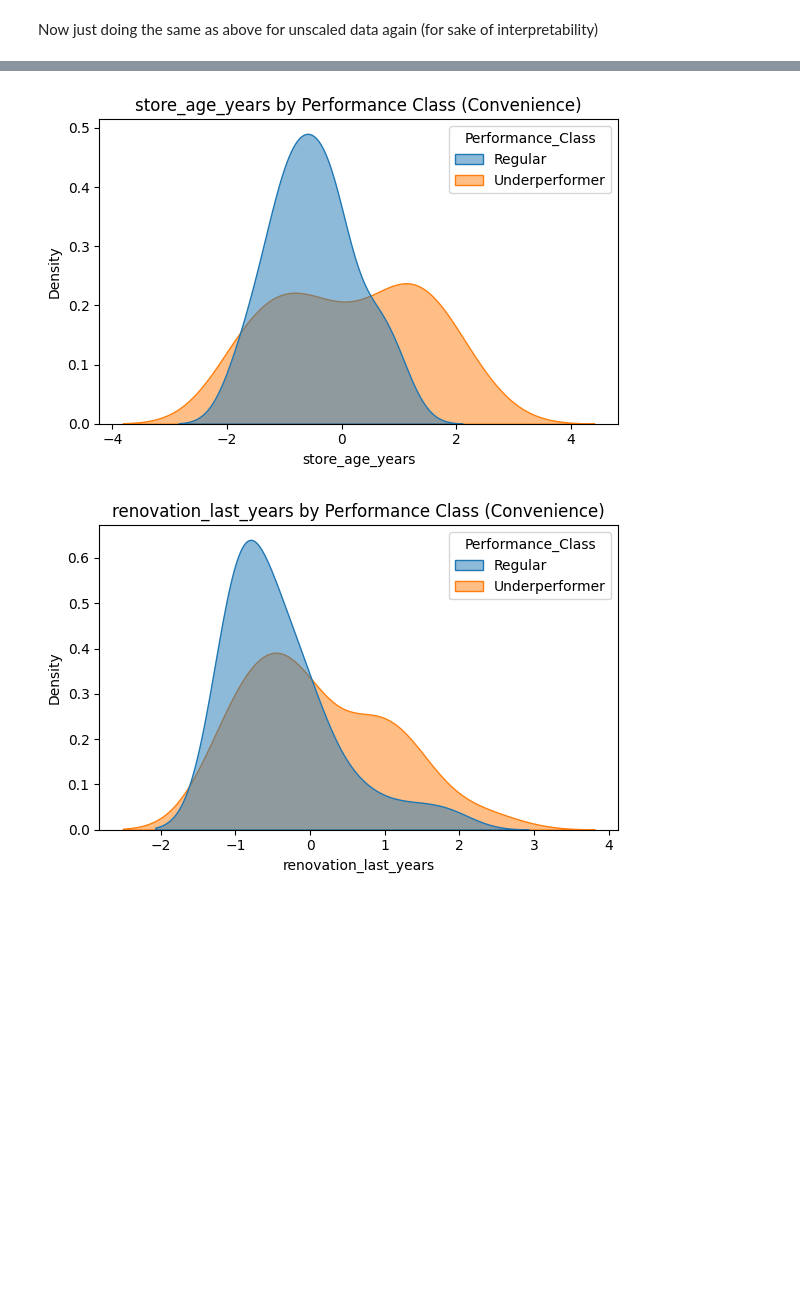
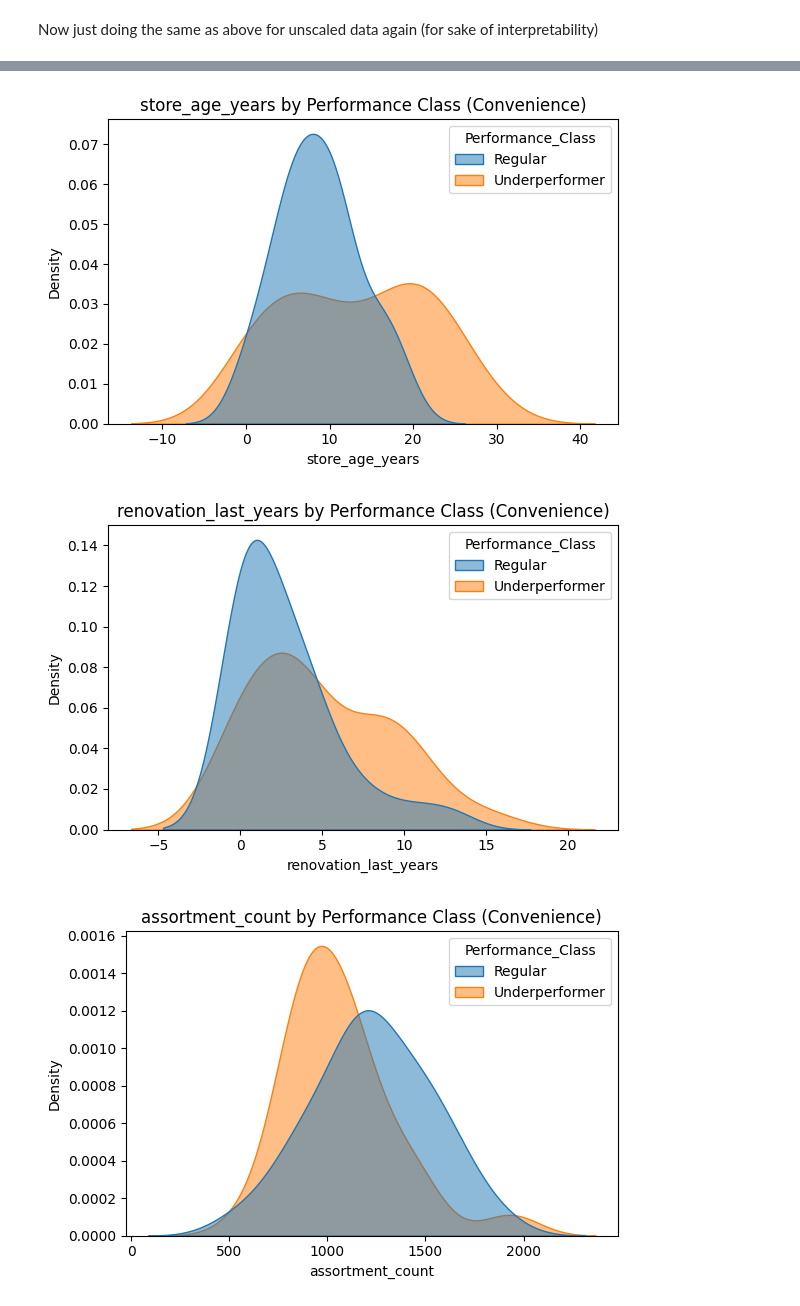
Before and after one commit to FjodorGit/stratathon, a Jupyter notebook: Colab Notebooks/Team 2/Analytics_Task_Team2.ipynb, the cells around one changed output, grey strips where cells are left out. Drawn from its saved outputs; the diff is of its cells as text; code cells hidden in the pictures; blank space fills up the shorter version.

```diff
--- a/Colab Notebooks/Team 2/Analytics_Task_Team2.ipynb
+++ b/Colab Notebooks/Team 2/Analytics_Task_Team2.ipynb
@@ -852,15 +852,24 @@ from scipy.stats import ttest_ind
 import matplotlib.pyplot as plt
 import seaborn as sns
 
-# "combined_test" is built from the original (unscaled) test features with ratio features,
-# and merged with "store_format", "Performance_Class", and "store_id".
+# Build combined_test from the original (unscaled) test features.
+# Assume X_test_original is the DataFrame of unscaled test features.
+# Also assume store_ids_test (from the train-test split) and performance_rf_info (which contains
+# 'store_id', 'Performance_Class', and 'store_format') have been defined.
+combined_test = X_test_original.copy()
+combined_test['store_id'] = store_ids_test.values
+combined_test = combined_test.merge(
+    performance_rf_info[['store_id', 'Performance_Class', 'store_format']],
+    on='store_id',
+    how='left'
+)
 
-# Identify numeric features for t-test analysis (exclude identifiers and categorical columns)
+# Identify numeric features for t-test analysis (excluding identifiers and categorical columns).
 exclude_cols = ['store_id', 'Performance_Class', 'store_format']
 all_features = [col for col in combined_test.columns
                 if col not in exclude_cols and np.issubdtype(combined_test[col].dtype, np.number)]
 
-# Run Welch's t-tests comparing Underperformers vs. Regular by store_format.
+# Run Welch's t-tests comparing Underperformers vs. Regular stores, grouped by store_format.
 results = {}
 for fmt in combined_test['store_format'].unique():
     subset = combined_test[combined_test['store_format'] == fmt].copy()
@@ -884,7 +893,7 @@ for fmt in combined_test['store_format'].unique():
     print(f"\nStore Format: {fmt}")
     print(results_df.head())
 
-# Combine t-test results for preview.
+# Combine t-test results across store formats for a preview.
 combined_results = []
 for fmt, df_res in results.items():
     df_res = df_res.copy()
@@ -894,7 +903,7 @@ combined_results_df = pd.concat(combined_results, ignore_index=True)
 print("\nCombined T-Test Results by Store Format (preview):")
 print(combined_results_df.sort_values(['store_format', 'P-Value']).head(10))
 
-# Identify significant features (p < 0.05), excluding state and store format dummies.
+# Identify significant features (p < 0.05), excluding state and store format dummy variables.
 significance_threshold = 0.05
 signif_features_by_format = {}
 for fmt in combined_test['store_format'].unique():
@@ -916,7 +925,8 @@ for fmt, features in signif_features_by_format.items():
     subset_data = combined_test[combined_test['store_format'] == fmt]
     for feat in features:
         plt.figure(figsize=(6, 4))
-        sns.kdeplot(data=subset_data, x=feat, hue='Performance_Class', fill=True, common_norm=False, alpha=0.5)
+        sns.kdeplot(data=subset_data, x=feat, hue='Performance_Class', fill=True,
+                    common_norm=False, alpha=0.5)
         plt.title(f"{feat} by Performance Class ({fmt})")
         plt.xlabel(feat)
         plt.tight_layout()
@@ -942,3 +952,4 @@ Store Format: Convenience - Significant features: ['store_age_years', 'renovatio
-[figure, old version]
+[figure, new version]
-[figure, old version]
+[figure, new version]
+[figure, new version]
 Store Format: Supermarket - Significant features: ['private_label_percent']
```
Also changed, not shown: parts of 1 cell of this notebook.
